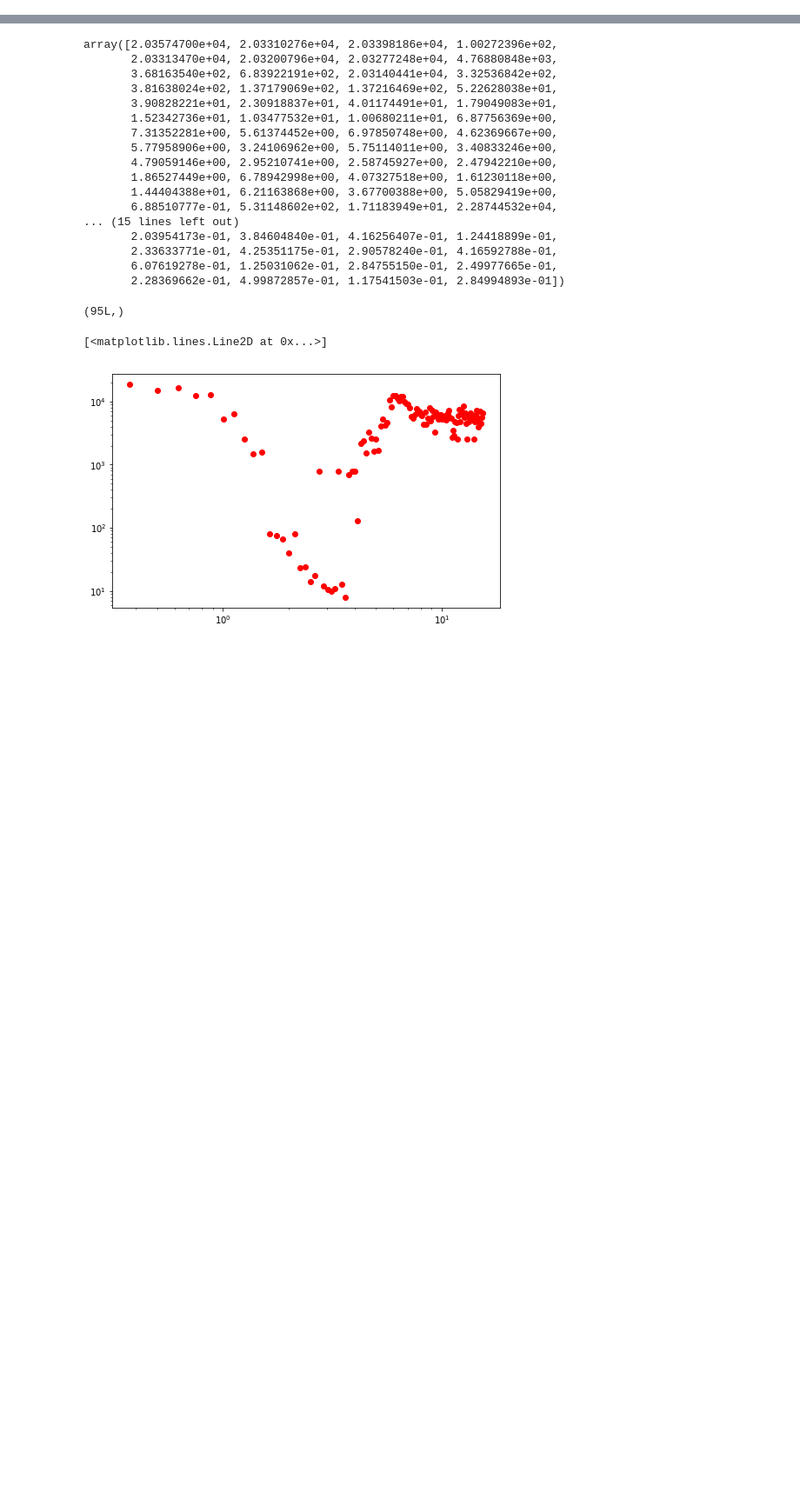
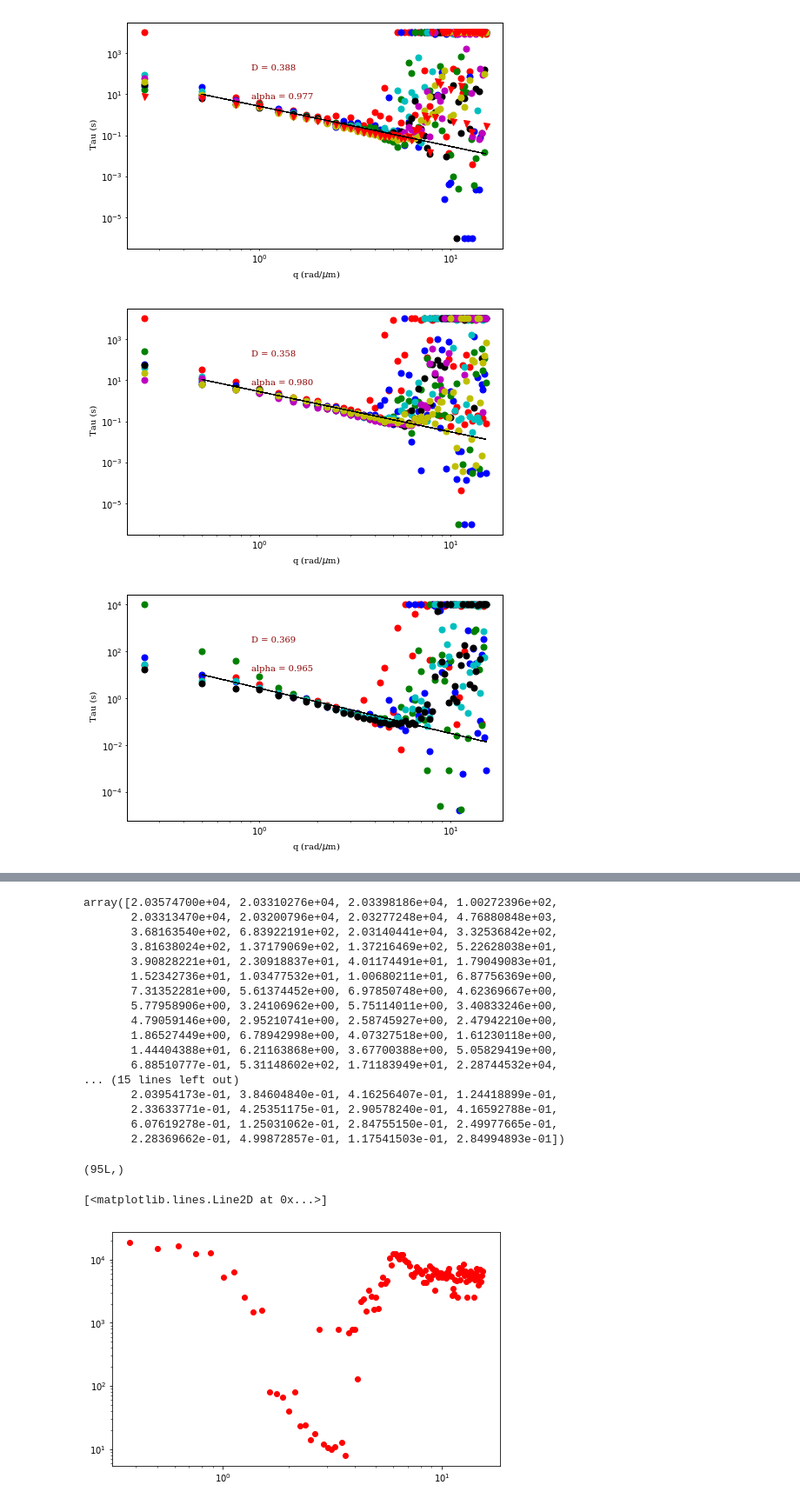
Before and after one commit to rmcgorty/Differential-Dynamic-Microscopy---Python, a Jupyter notebook: Plotting all q vs tau and getting diffusion coefficient.ipynb, the cells around one changed output, grey strips where cells are left out. Shown at 87% size. Cells and saved outputs as stored; diff of their text form; code cells hidden in the pictures; blank space fills up the shorter version.

```diff
--- a/Plotting all q vs tau and getting diffusion coefficient.ipynb
+++ b/Plotting all q vs tau and getting diffusion coefficient.ipynb
@@ -120,0 +120,4 @@ for i in range(len(ROI)):
+# %%
+dat = "E:\\AllData_Results\\"
+datF = "AllResults_better.p"
+Round2_Results = pickle.load(open(dat + datF,'rb'))
@@ -121,5 +126,6 @@ for i in range(len(ROI)):
 # %%
+#the videos for Buffer
 v1 = [0,1,2,3,4,5,6,7]
 v2 = [8,10,11,12,13,14,15]
-v3 = [16,18,]
-for i,j in enumerate()
+v3 = [16,18,19,21,22]
+al = [0,1,2,3,4,5,6,7,8,10,11,12,13,14,15,16,18,19,21,22]
@@ -125,0 +138,63 @@ for i,j in enumerate()
+# %%
+
+col = ['ro','bo','go','co','ko','mo','yo','rv','bv']
+tau = Round2_Results['allTaus_Buffer']
+fig,ax = plt.subplots(figsize=(8,8/1.618))
+for i,j in enumerate(v1):
+    ax.loglog(q[1:-2], tau[j,1:-1],  col[i], markersize = 7)
+    ax.plot(q[2:-2], (1./0.388) * 1./(q[2:-2]**(0.977*2)), '-k')
+ax.text(0.33,0.8,'D = %.3f' %0.388,
+    fontdict=font_plt,horizontalalignment='left',
+    verticalalignment='center', transform=ax.transAxes)
+ax.text(0.33,0.67,'alpha = %.3f' %0.977,
+    fontdict=font_plt,horizontalalignment='left',
+    verticalalignment='center', transform=ax.transAxes)
+ax.set_ylabel(" Tau (s)", fontdict=font_plt_ax)
+ax.set_xlabel(r" q (rad/$\mu$m)", fontdict=font_plt_ax)
+plt.savefig("E:\\AllData_Results\\Buffer_vid1.svg")
+
+fig,ax = plt.subplots(figsize=(8,8/1.618))
+for i,j in enumerate(v2):
+    ax.loglog(q[1:-2], tau[j,1:-1],  col[i], markersize = 7)
+    ax.plot(q[2:-2], (1./0.358) * 1./(q[2:-2]**(0.98*2)), '-k')
+ax.text(0.33,0.8,'D = %.3f' %0.358,
+    fontdict=font_plt,horizontalalignment='left',
+    verticalalignment='center', transform=ax.transAxes)
+ax.text(0.33,0.67,'alpha = %.3f' %0.98,
+    fontdict=font_plt,horizontalalignment='left',
+    verticalalignment='center', transform=ax.transAxes)
+ax.set_ylabel(" Tau (s)", fontdict=font_plt_ax)
+ax.set_xlabel(r" q (rad/$\mu$m)", fontdict=font_plt_ax)
+plt.savefig("E:\\AllData_Results\\Buffer_vid3.svg")
+
+fig,ax = plt.subplots(figsize=(8,8/1.618))
+for i,j in enumerate(v3):
+    ax.loglog(q[1:-2], tau[j,1:-1],  col[i], markersize = 7)
+    ax.plot(q[2:-2], (1./0.369) * 1./(q[2:-2]**(0.965*2)), '-k')
+ax.text(0.33,0.8,'D = %.3f' %0.369,
+    fontdict=font_plt,horizontalalignment='left',
+    verticalalignment='center', transform=ax.transAxes)
+ax.text(0.33,0.67,'alpha = %.3f' %0.965,
+    fontdict=font_plt,horizontalalignment='left',
+    verticalalignment='center', transform=ax.transAxes)
+ax.set_ylabel(" Tau (s)", fontdict=font_plt_ax)
+ax.set_xlabel(r" q (rad/$\mu$m)", fontdict=font_plt_ax)
+plt.savefig("E:\\AllData_Results\\Buffer_vid4.svg")
+
+fig,ax = plt.subplots(figsize=(8,8/1.618))
+for i,j in enumerate(al):
+    ax.loglog(q[1:-2], tau[j,1:-1],  'bo', markersize = 5)
+    ax.plot(q[2:-2], (1./0.373) * 1./(q[2:-2]**(0.974*2)), '-k')
+ax.text(0.33,0.8,'D = %.3f' %0.373,
+    fontdict=font_plt,horizontalalignment='left',
+    verticalalignment='center', transform=ax.transAxes)
+ax.text(0.33,0.67,'alpha = %.3f' %0.974,
+    fontdict=font_plt,horizontalalignment='left',
+    verticalalignment='center', transform=ax.transAxes)
+ax.set_ylabel(" Tau (s)", fontdict=font_plt_ax)
+ax.set_xlabel(r" q (rad/$\mu$m)", fontdict=font_plt_ax)
+plt.savefig("E:\\AllData_Results\\Buffer_All.svg")
+# %% [output]
+[figure, added]
+[figure, added]
+[figure, added]
```
Also changed, not shown: parts of 11 cells of this notebook.
